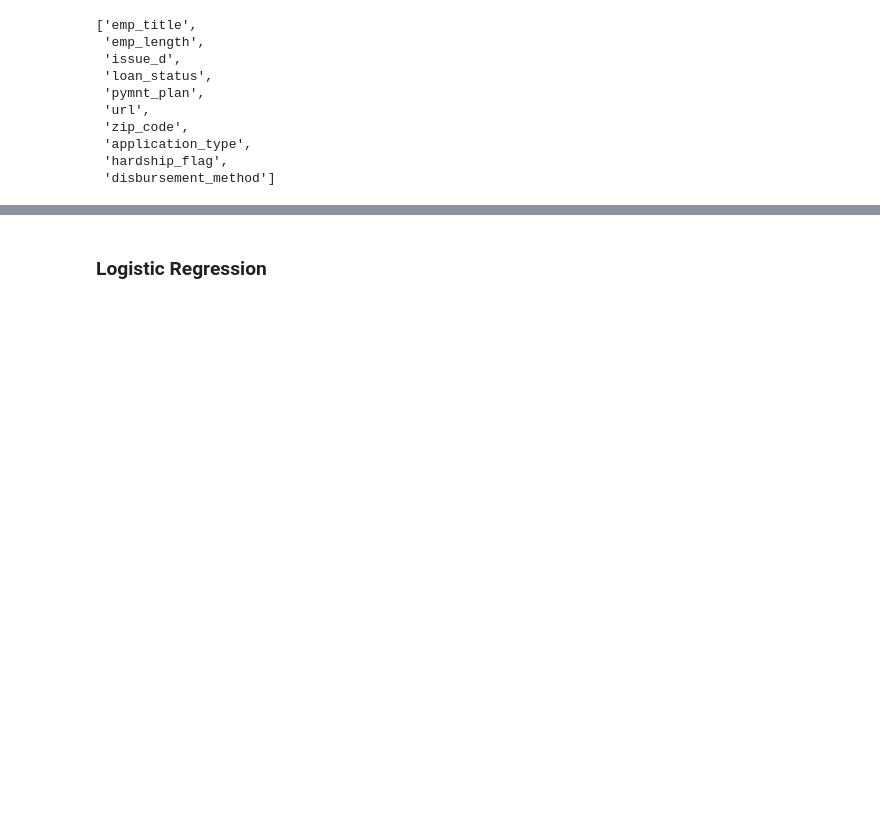
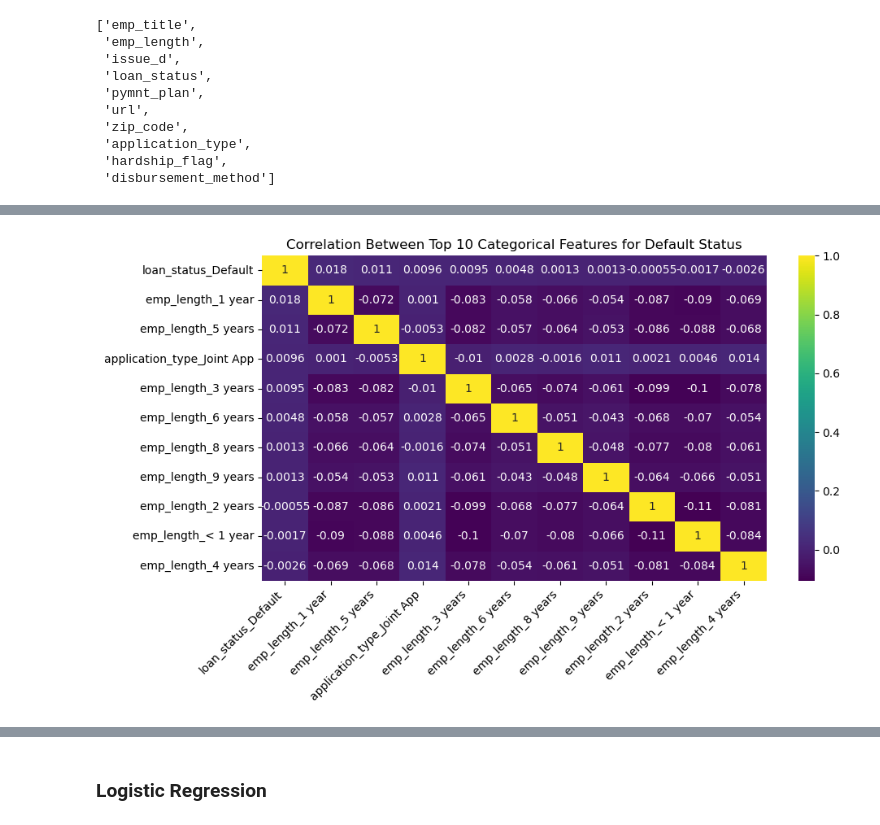
Before and after one commit to rachellliao/loan-default-prediction, a Jupyter notebook: EDA.ipynb, the cells around one changed output, grey strips where cells are left out. Drawn from its saved outputs; the diff is of its cells as text; code cells hidden in the pictures; blank space fills up the shorter version.

```diff
--- a/EDA.ipynb
+++ b/EDA.ipynb
@@ -692,0 +717,18 @@ ValueError: all arrays must be same length
+# %%
+# Select the top 10 variables with the highest correlation values with loan_status_Default
+top_10_corr_features2 = df_encoded.corr()['loan_status_Default'].sort_values(ascending=False).head(11).to_frame()
+top_10_corr_features2
+
+# Create a correlation matrix
+top_10_corr_features2 = df_encoded[top_10_corr_features2.index].corr()
+
+# Create a heatmap to visualize the correlation between the top 10 categorical columns for loan_status_Default
+plt.figure(figsize=(10, 6))
+sns.heatmap(top_10_corr_features2, annot=True, cmap='viridis')
+plt.title('Correlation Between Top 10 Categorical Features for Default Status')
+plt.xticks(rotation=45, ha='right')
+plt.yticks(rotation=0)
+plt.tight_layout()
+plt.show()
+# %% [output]
+[figure, added]
```
Also changed, not shown: parts of 13 cells of this notebook.
